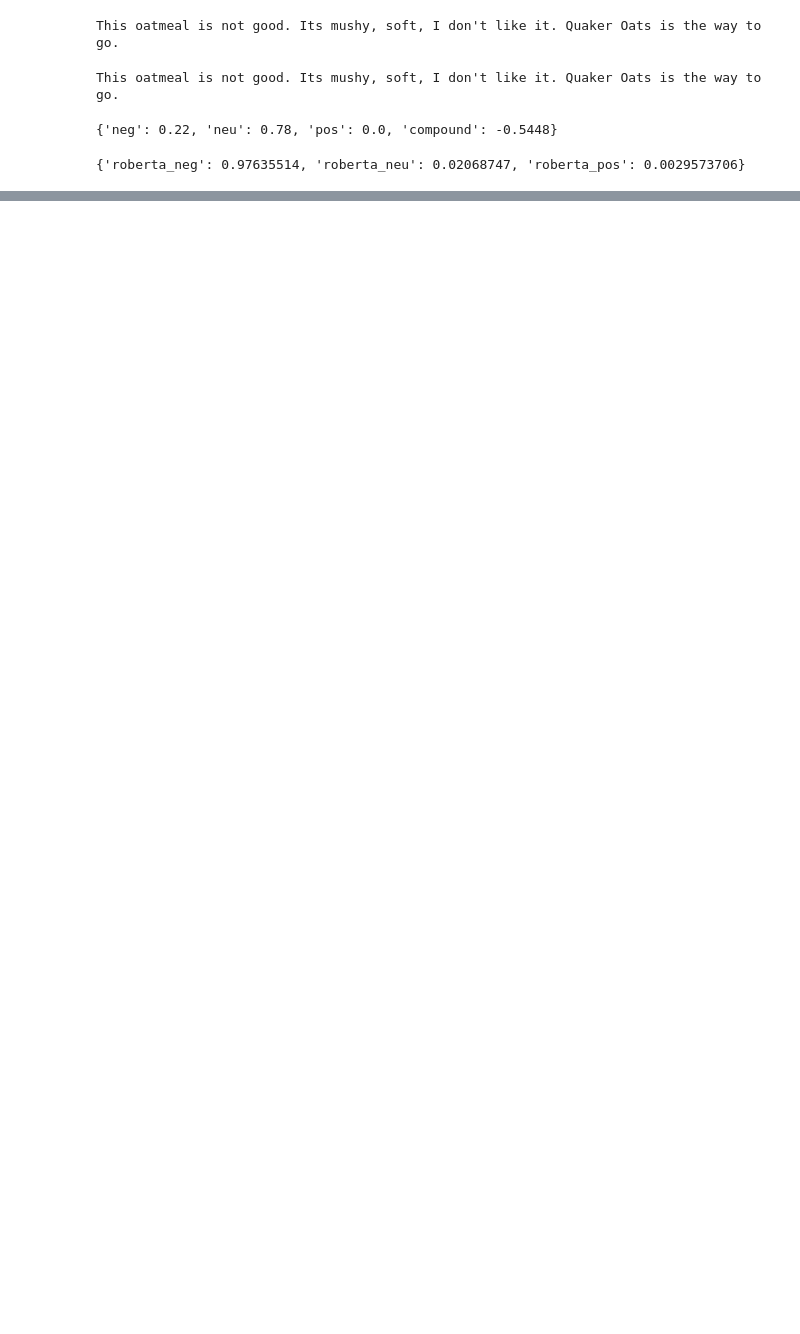
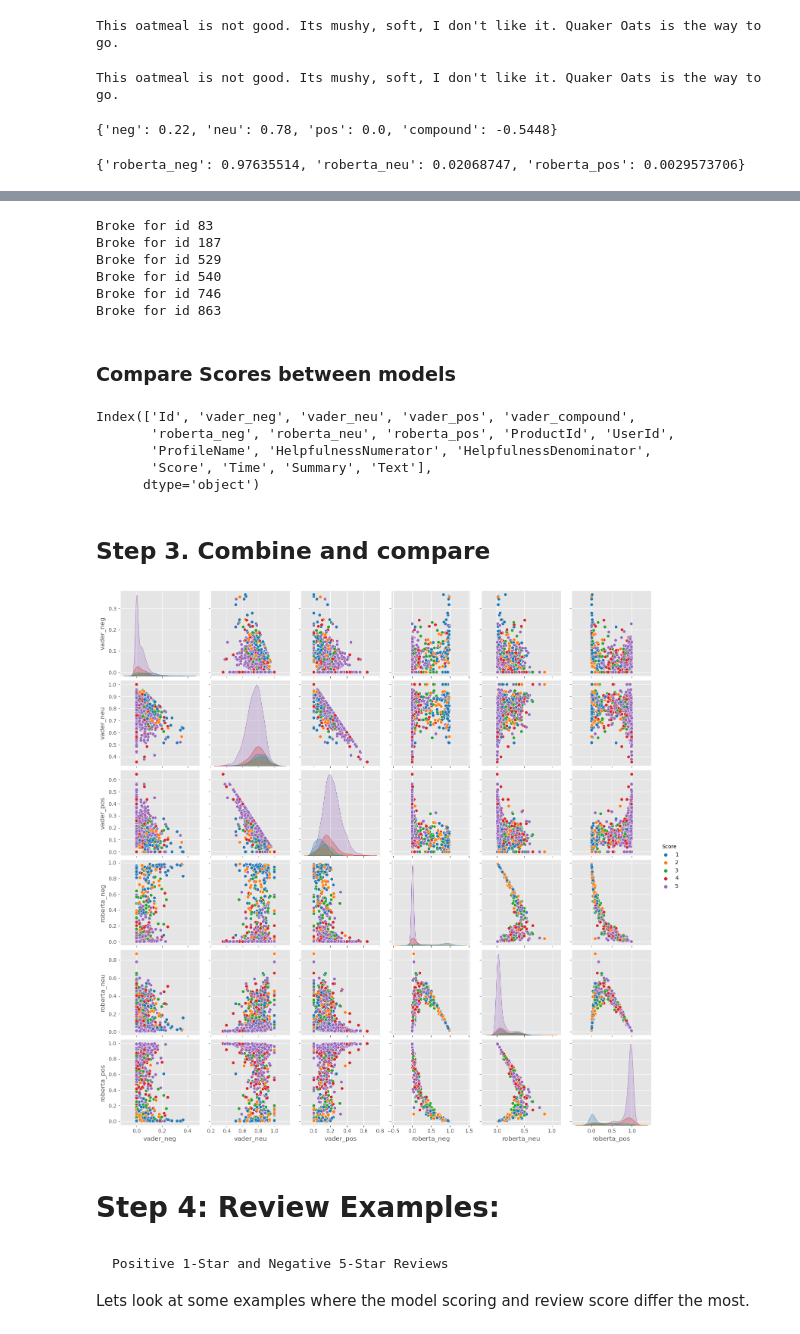
Before and after one commit to YannSko/Portfollio, a Jupyter notebook: NLP/Sentiment_Analysis/Reviews.ipynb, the cells around one changed output, grey strips where cells are left out. Drawn from its saved outputs; the diff is of its cells as text; code cells hidden in the pictures; blank space fills up the shorter version.

Commit message:
End of the project
Make the Roberta model , compare the result and pipeline the model .
Deploy it on a Streamlit

```diff
--- a/NLP/Sentiment_Analysis/Reviews.ipynb
+++ b/NLP/Sentiment_Analysis/Reviews.ipynb
@@ -163,0 +166,54 @@ def polarity_scores_roberta(example):
+# %%
+res = {}
+for i, row in tqdm(df.iterrows(), total=len(df)):
+    try:
+        text = row['Text']
+        myid = row['Id']
+        vader_result = sia.polarity_scores(text)
+        vader_result_rename = {}
+        for key, value in vader_result.items():
+            vader_result_rename[f"vader_{key}"] = value
+        roberta_result = polarity_scores_roberta(text)
+        both = {**vader_result_rename, **roberta_result}
+        res[myid] = both
+    except RuntimeError:
+        print(f'Broke for id {myid}')
+# %% [output]
+Broke for id 83
+Broke for id 187
+Broke for id 529
+Broke for id 540
+Broke for id 746
+Broke for id 863
+# %%
+results_df = pd.DataFrame(res).T
+results_df = results_df.reset_index().rename(columns={'index': 'Id'})
+results_df = results_df.merge(df, how='left')
+# %% [markdown]
+### Compare Scores between models
+# %%
+results_df.columns
+# %% [output]
+Index(['Id', 'vader_neg', 'vader_neu', 'vader_pos', 'vader_compound',
+       'roberta_neg', 'roberta_neu', 'roberta_pos', 'ProductId', 'UserId',
+       'ProfileName', 'HelpfulnessNumerator', 'HelpfulnessDenominator',
+       'Score', 'Time', 'Summary', 'Text'],
+      dtype='object')
+# %% [markdown]
+## Step 3. Combine and compare
+# %%
+sns.pairplot(data=results_df,
+             vars=['vader_neg', 'vader_neu', 'vader_pos',
+                  'roberta_neg', 'roberta_neu', 'roberta_pos'],
+            hue='Score',
+            palette='tab10')
+plt.show()
+# %% [output]
+[figure, added]
+# %% [markdown]
+ # Step 4: Review Examples:
+# %% [markdown]
+
+    Positive 1-Star and Negative 5-Star Reviews
+
+Lets look at some examples where the model scoring and review score differ the most.
```
Also changed, not shown: parts of 17 cells of this notebook, 1 other file.
